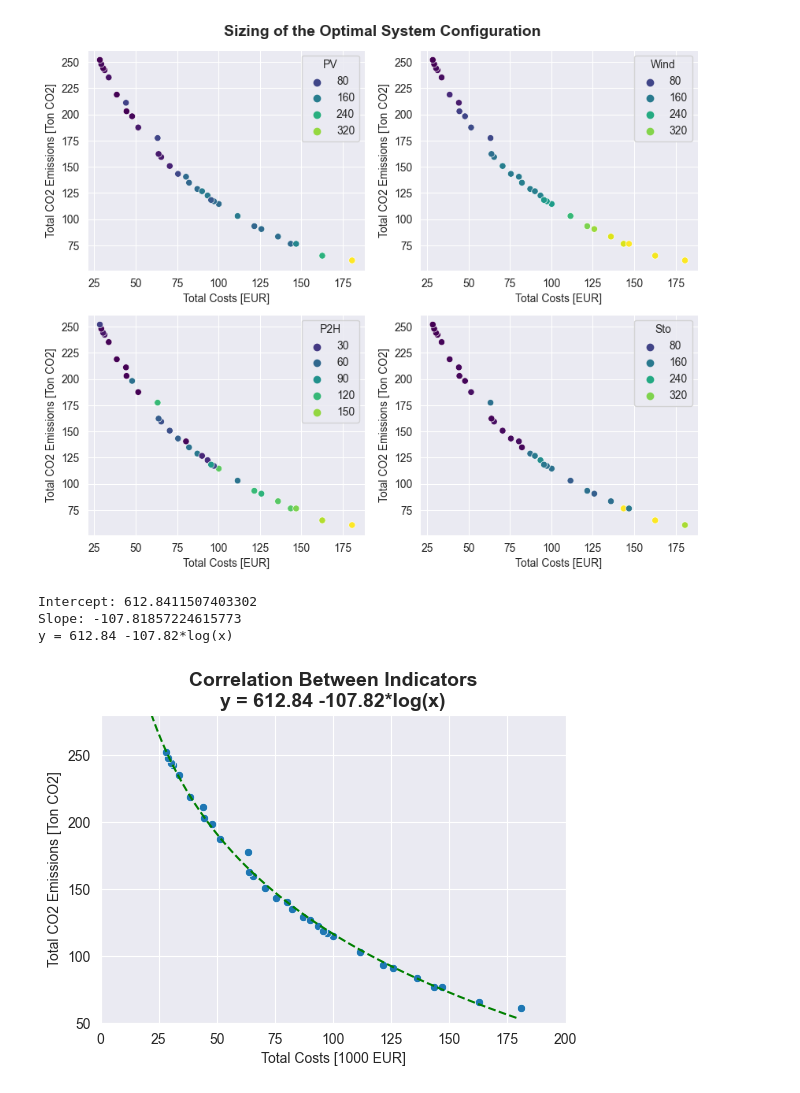
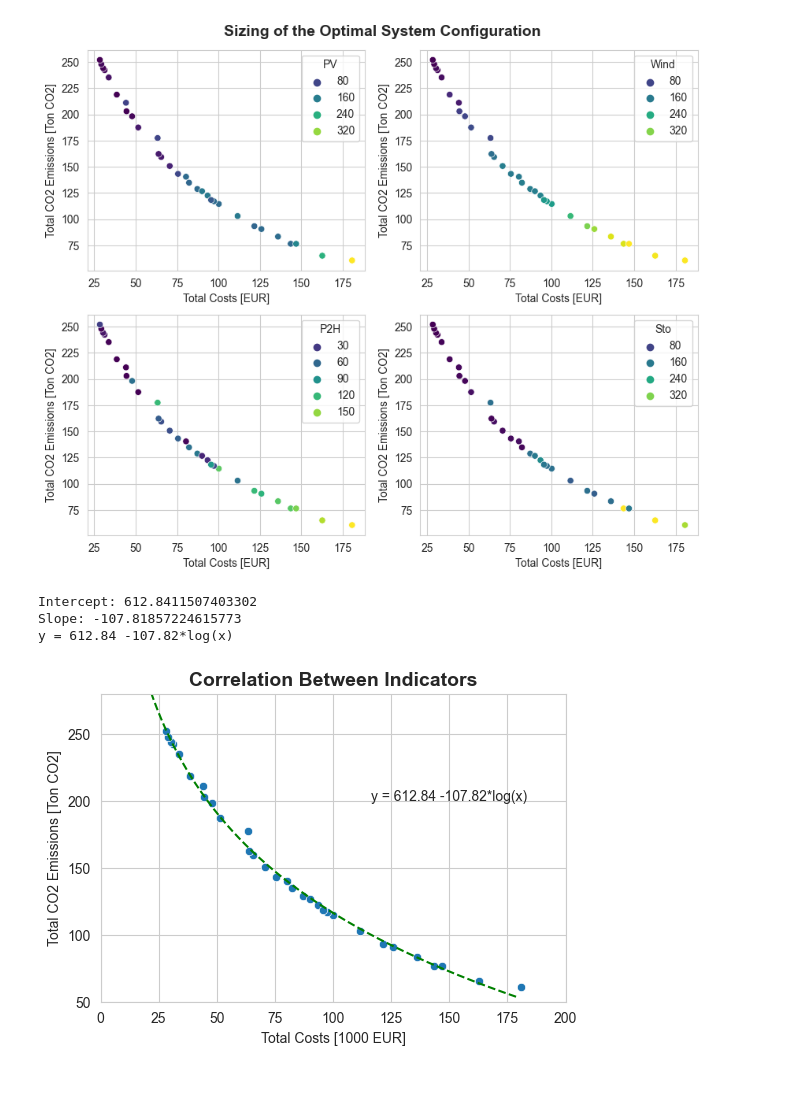
Before and after one commit to Fernando3161/district_sizing, a Jupyter notebook: src/evaluation.ipynb, the cells around one changed output. Cells and saved outputs as stored; diff of their text form; code cells hidden in the pictures.

```diff
--- a/src/evaluation.ipynb
+++ b/src/evaluation.ipynb
@@ -6,15 +6,12 @@ import matplotlib.pyplot as plt
 import seaborn as sns
 import warnings
 warnings.filterwarnings("ignore")
+import os
+from common import RESULTS_YEAR_DIR, RESULTS_OPT_DIR
+FILENAME = "results_year.csv"
 
-import os
-path = os.getcwd()
-parent =os.path.abspath(os.path.join(path, os.pardir))
-results_path = os.path.join(parent, "results")
-results_year_path= os.path.join(results_path,"year")
-
-sns.set_style("darkgrid")
-results = pd.read_csv("results_year.csv")
+sns.set_style("whitegrid")
+results = pd.read_csv(os.path.join(RESULTS_OPT_DIR,FILENAME))
 results.head()
 # %% [output]
 |  | Unnamed: 0 | Gen | PV | Wind | P2H | Sto | re_fraction | ex_el_fraction | ... |
@@ -28,10 +25,8 @@ Plot the evolution of the points obtained
 # %%
 
 N_GEN =max(results["Gen"])
-fig,ax= plt.subplots(figsize=(6,5
-                              ))
+fig,ax= plt.subplots(figsize=(6,5))
 import matplotlib
-cmap = matplotlib.cm.get_cmap("Greys")
 
 
 for i in range(1,N_GEN+1):
@@ -39,11 +34,11 @@ for i in range(1,N_GEN+1):
     res_gen = results[results["Gen"]==i]
     res_gen =results[results["total_co2"]!=1e9]
     res_gen["total_system_costs"]*=1/1000
-    sns.scatterplot(data=res_gen, x="total_system_costs", y = "total_co2", alpha=0.02, edgecolors=None)
+    sns.scatterplot(data=res_gen, x="total_system_costs", y = "total_co2", alpha=0.002, edgecolors=None,color="blue")
 
 ax.set_xlabel("Total System Costs [1000*EUR/year]")
 ax.set_ylabel("Total CO2 Emissions [Ton/year]")
 ax.set_title("Evolution of the Solutions", fontweight="bold")
 fig.tight_layout()
-fig.savefig(os.path.join(results_year_path,"solutions.png"), dpi=600)
+fig.savefig(os.path.join(RESULTS_YEAR_DIR,"solutions.png"), dpi=600)
 # %% [output]
@@ -161,35 +156,34 @@ results = model.fit()
 
 # Get the parameters
 intercept = results.params[0]
 slope = results.params[1]
 import numpy as np
 print("Intercept:", intercept)
 print("Slope:", slope)
 # y = 262.784-1.3452*x
 # co2 = 262.74-1.342*ln(cost)
 fit = {"x": np.linspace(1,180,200),
        "y": [intercept +slope*log(x) for x in np.linspace(1,180,200)]}
 df_fit=pd.DataFrame.from_dict(fit)
 sns.lineplot(data=df_fit, x="x", y="y", ax=ax, linestyle="--", color = "g")
 ax.set_xlim(left=0, right=200)
 ax.set_ylim(bottom=50, top= 280)
 
 ax.set_xlabel("Total Costs [1000 EUR]")
 ax.set_ylabel("Total CO2 Emissions [Ton CO2]")
-
-
-filename = os.path.join(results_year_path, "correl.png")
+filename = os.path.join(RESULTS_YEAR_DIR, "correl.png")
 m = abs(round(slope,2))
 b= round(intercept,2)
 text = f"y = {b} -{m}*log(x)"
 print(text)
 ax.annotate(text,xy=(0.5,0.5))
 
-ax.set_title("Correlation Between Indicators" + "\n"+text, fontweight="bold", fontsize=14)
+ax.set_title("Correlation Between Indicators", fontweight="bold", fontsize=14)
+ax.text(150, 200, text, ha='center')
 
 fig.savefig(filename, dpi=900, bbox_inches='tight')
 # %% [output]
 Intercept: 612.8411507403302
 Slope: -107.81857224615773
 y = 612.84 -107.82*log(x)
-[figure, old version]
+[figure, new version]
```
Also changed, not shown: parts of 4 cells of this notebook, 10 other files.
